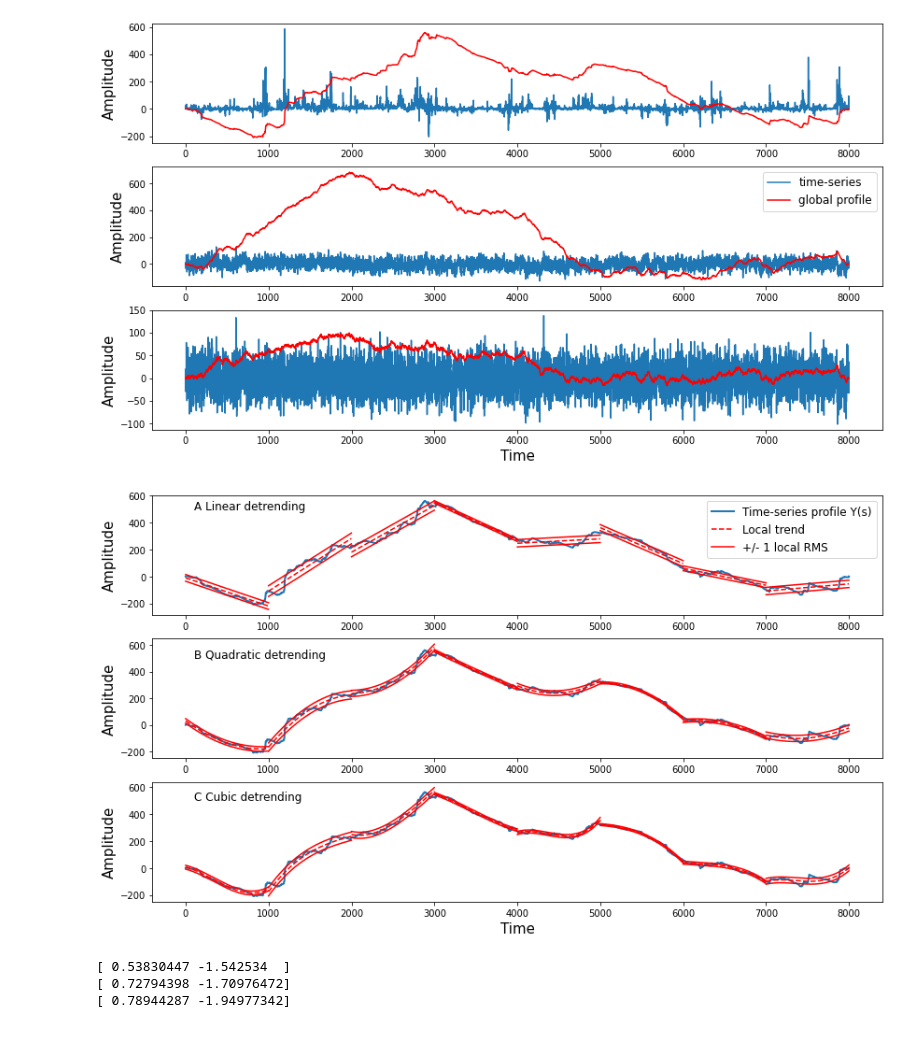
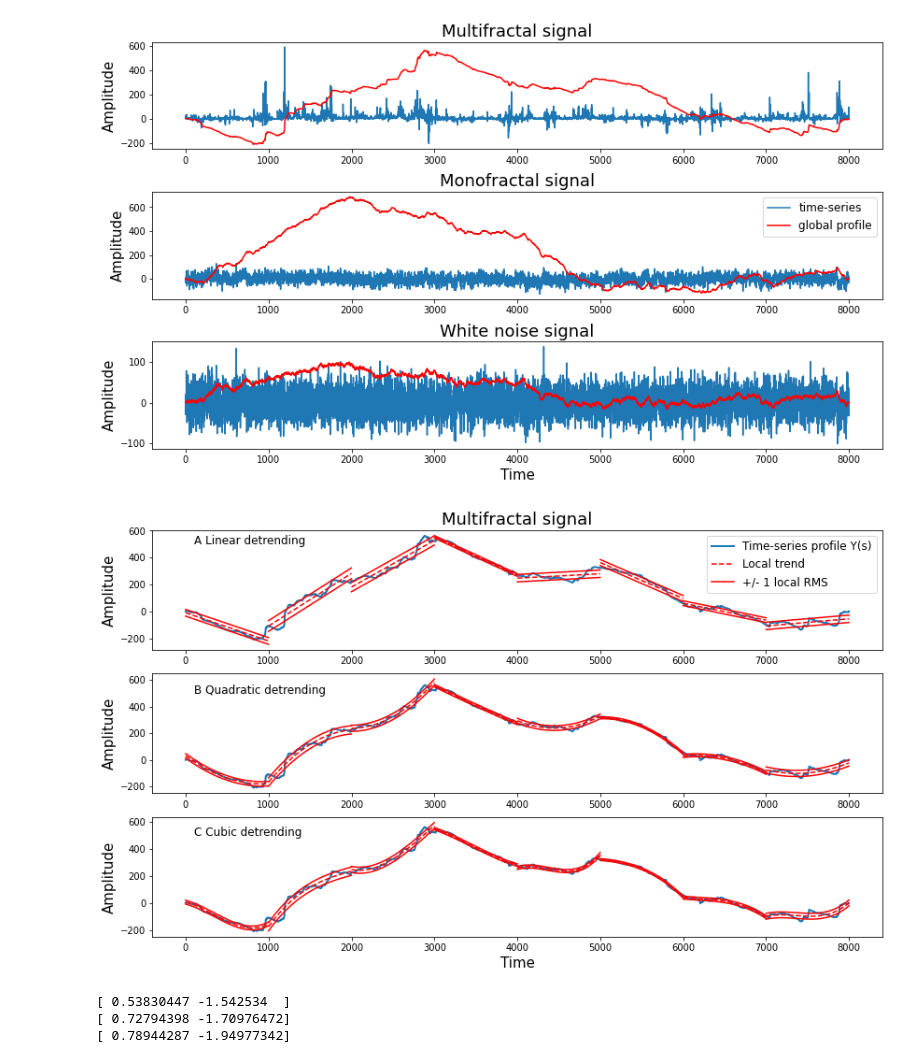
Before and after one commit to ana-vranic/PhD-thesis, a Jupyter notebook: codes/Hurst-2.0.ipynb, the cells around one changed output. Saved outputs shown, nothing was run; the diff lists cells and outputs as text; code cells hidden in the pictures.

```diff
--- a/codes/Hurst-2.0.ipynb
+++ b/codes/Hurst-2.0.ipynb
@@ -34,31 +34,41 @@ multifractal = o['multifractal']
 SAVE = False
 # %%
 plt.rcParams['figure.figsize'] = (14,8)
+plt.subplots_adjust(left=None, bottom=None, right=None, top=None, wspace=0.4, hspace=0.4)
+
 
 RW1=np.cumsum(whitenoise-np.mean(whitenoise));
 RW2=np.cumsum(monofractal-np.mean(monofractal));
 RW3=np.cumsum(multifractal-np.mean(multifractal));
 fs=15
 A = 30.0
+
 plt.subplot(311)
 plt.plot(A*multifractal)
 plt.plot(RW3,'r',lw=1.5)
 plt.ylabel('Amplitude',ha='center', fontsize=fs)
+plt.title("Multifractal signal", fontsize=18)
+
 plt.subplot(312)
 plt.plot(A*monofractal)
 plt.plot(RW2,'r',lw=1.5)
 plt.legend(['time-series','global profile'], fontsize=12)
 plt.ylabel('Amplitude',ha='center', fontsize=fs)
-plt.subplot(313)
+plt.title("Monofractal signal", fontsize=18)
 
 
+
+plt.subplot(313)
 plt.plot(A*whitenoise)
 plt.plot(RW1,'r',lw=1.5)
 plt.ylabel('Amplitude',ha='center', fontsize=fs)
 plt.xlabel("Time", fontsize=fs)
+plt.title("White noise signal", fontsize=18)
+
+
 plt.savefig('hurst_signals.pdf', bbox_inches="tight", dpi=200)
 # %% [output]
-[figure, old version]
+[figure, new version]
 # %%
 def plot_trends(X,scale,m=1,label='',title=''):
     t = np.arange(X.shape[0])
@@ -82,6 +92,7 @@ RW = np.cumsum(multifractal-multifractal.mean())
 plt.subplot(311)
 plot_trends(RW,scale,1,label='Amplitude',title='A Linear detrending')
 plt.legend(['Time-series profile Y(s)','Local trend','+/- 1 local RMS'], fontsize=12)
+plt.title("Multifractal signal", fontsize=18)
 plt.subplot(312)
 plot_trends(RW,scale,2,label='Amplitude', title='B Quadratic detrending')
 plt.subplot(313)
@@ -90,7 +101,7 @@ plt.xlabel("Time", fontsize=fs)
 
 plt.savefig('hurst_detrending.pdf', bbox_inches="tight", dpi=200)
 # %% [output]
-[figure, old version]
+[figure, new version]
 # %%
 plt.rcParams['figure.figsize'] = (6,4)
 
```
Also changed, not shown: parts of 1 cell of this notebook, 22 other files.
